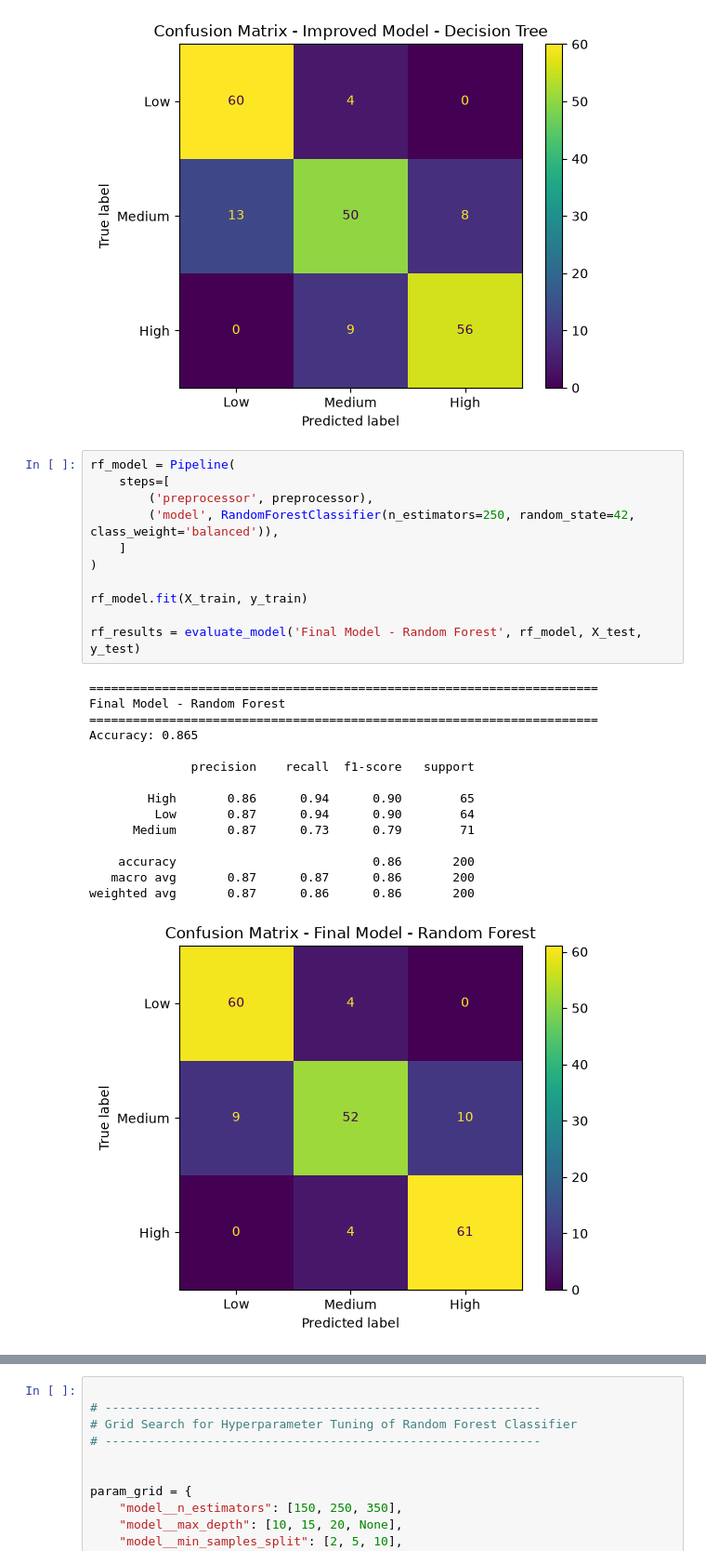
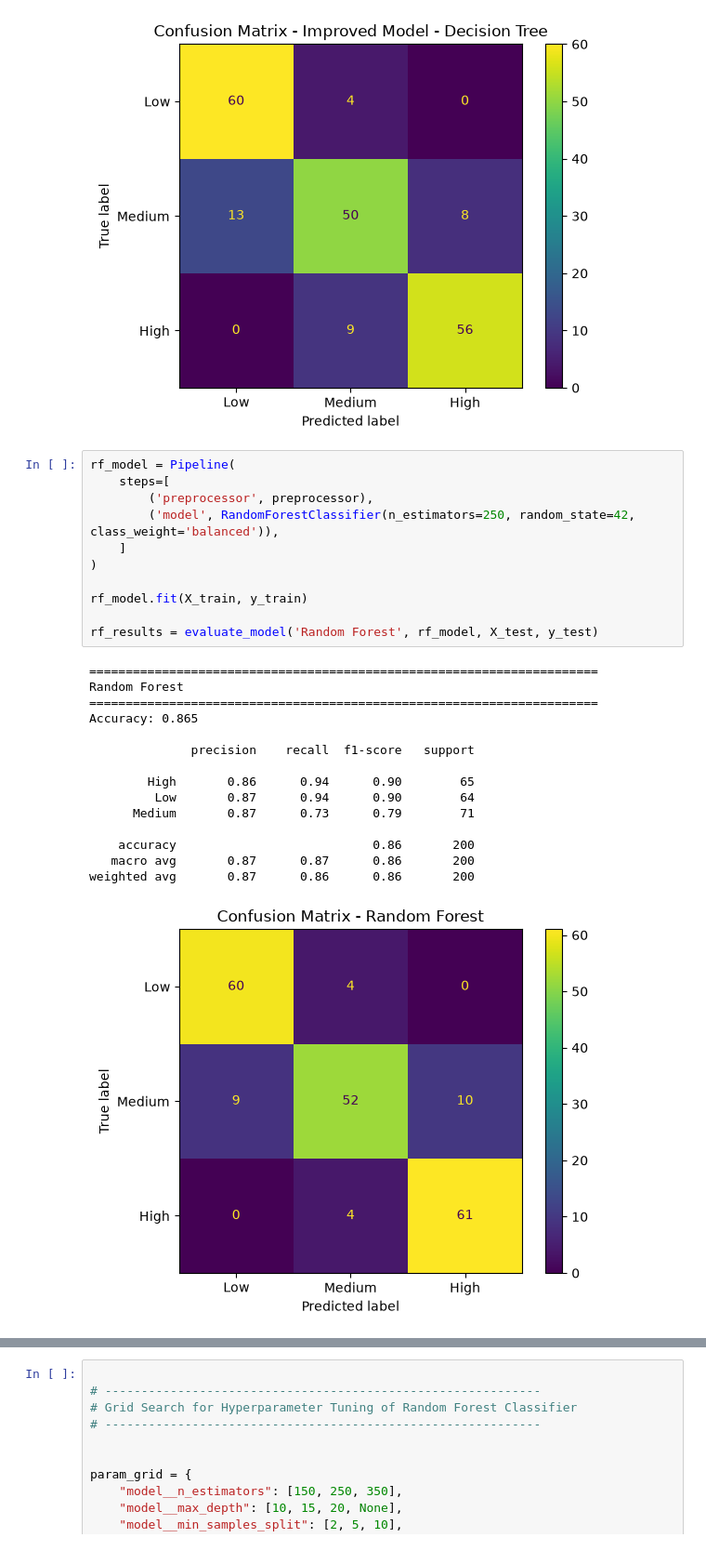
Before and after one commit to dhanusha239-maker/ai-mainframe-modernization-platform, a Jupyter notebook: ml_risk_predictor/notebooks/legacy_risk_model_training_structured.ipynb, the cells around one changed output, grey strips where cells are left out. Shown at 93% size. Drawn from its saved outputs; the diff is of its cells as text.

```diff
--- a/ml_risk_predictor/notebooks/legacy_risk_model_training_structured.ipynb
+++ b/ml_risk_predictor/notebooks/legacy_risk_model_training_structured.ipynb
@@ -348,27 +348,27 @@ weighted avg       0.83      0.83      0.83       200
 # %%
 rf_model = Pipeline(
     steps=[
         ('preprocessor', preprocessor),
         ('model', RandomForestClassifier(n_estimators=250, random_state=42, class_weight='balanced')),
     ]
 )
 
 rf_model.fit(X_train, y_train)
 
-rf_results = evaluate_model('Final Model - Random Forest', rf_model, X_test, y_test)
+rf_results = evaluate_model('Random Forest', rf_model, X_test, y_test)
 # %% [output]
 ======================================================================
-Final Model - Random Forest
+Random Forest
 ======================================================================
 Accuracy: 0.865
 
               precision    recall  f1-score   support
 
         High       0.86      0.94      0.90        65
          Low       0.87      0.94      0.90        64
       Medium       0.87      0.73      0.79        71
 
     accuracy                           0.86       200
    macro avg       0.87      0.87      0.86       200
 weighted avg       0.87      0.86      0.86       200
-[figure, old version]
+[figure, new version]
```
Also changed, not shown: parts of 7 cells of this notebook, 2 other files.
